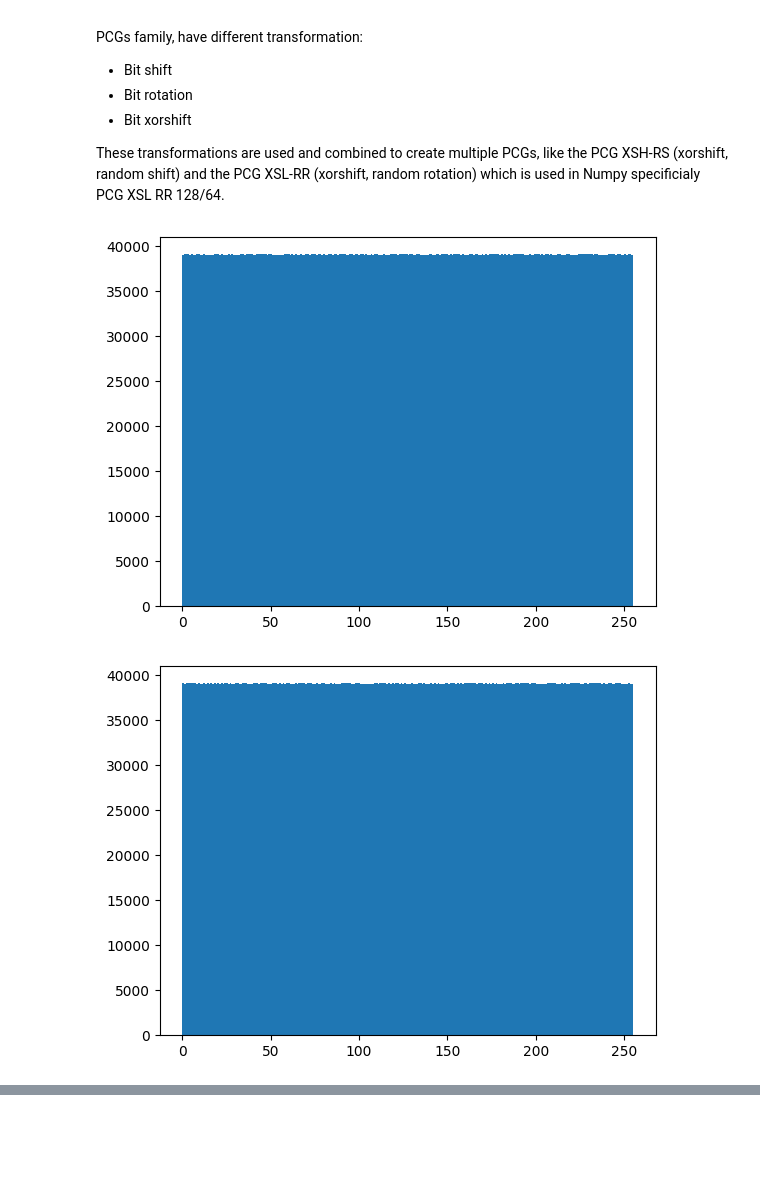
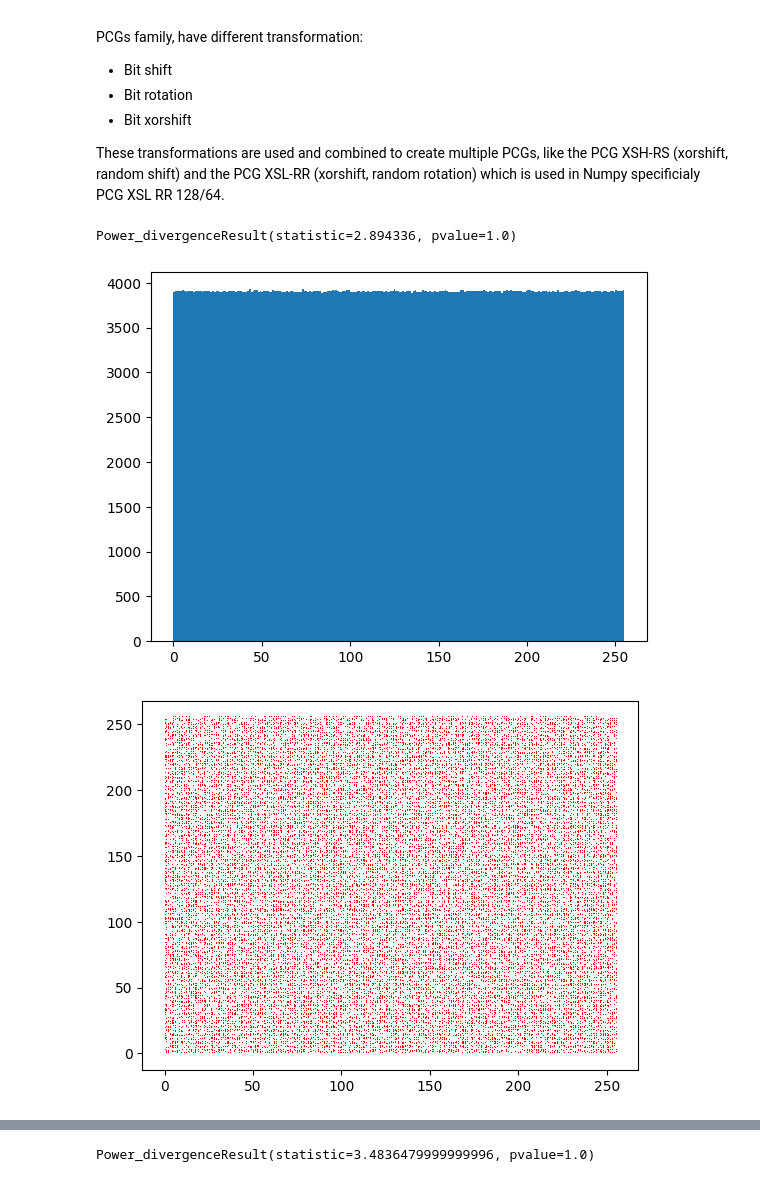
Before and after one commit to Eric-Philippe/PasswordGeneratorStudies, a Jupyter notebook: prng.ipynb, the cells around one changed output, grey strips where cells are left out. Drawn from its saved outputs; the diff is of its cells as text; code cells hidden in the pictures; blank space fills up the shorter version.

```diff
--- a/prng.ipynb
+++ b/prng.ipynb
@@ -49,7 +62,16 @@ def lcg_drand48(seed):
 # seed generator with val: 1 and print first 100 values
 drand48 = lcg_drand48(1)
 
-# plot the number of time we get each number of the first 100 values
-plt.hist([next(drand48) for x in range(0, 10000000)], bins = 256)
+coord = []
+for i in range(0, 100000):
+    x = next(drand48)
+    y = next(drand48)
+    coord.append((x, y))
+
+histo = plt.plot([x[0] for x in coord], [x[1] for x in coord], 'r,')
 plt.show()
+
+histo = plt.hist([next(drand48) for x in range(0, 1000000)], bins = 256)
+print (min(histo[0]))
+print(chisquare(histo[0]))
 # %% [output]
@@ -125,35 +150,58 @@ def xor_rs(x, r, b):
     x ^= x >> ((b*2 - (-r) - (b - r)) // 2)
     # shift and return
     return (x >> (8 - 2 - c)) & (2**8 - 1)
 
 
 def pcg_xor_rr_16(m, a, c, r, s):
     """16 bit PCG-XOR-RR generator with 8-bit output"""
     while True:
         # compute state
         s = (a * s + c) % m
         # manipulate state to output
         yield xor_rr(s, r, 8)
 
 
 def pcg_xor_rs_16(m, a, c, r, s):
     """16 bit PCG-XOR-RS generator with 8-bit output"""
     while True:
         # compute state
         s = (a * s + c) % m
         # manipulate state to output
         yield xor_rs(s, r, 8)
 
 pcg_xor_rs = pcg_xor_rs_16(m, a , c, 2, s)
 pcg_xor_rr = pcg_xor_rr_16(m, a , c, 2, s)
 
 # plot the number of time we get each number of the first 100 values
-plt.hist([next(pcg_xor_rs) for x in range(0, 10000000)], bins = 256)
+histo = plt.hist([next(pcg_xor_rs) for x in range(0, 1000000)], bins = 256)
+print(chisquare(histo[0]))
+plt.show()
+
+coord = []
+for i in range(0, 1000000):
+    x = next(pcg_xor_rs)
+    y = next(pcg_xor_rs)
+    coord.append((x, y))
+    # x = y
+
+histo = plt.plot([x[0] for x in coord], [x[1] for x in coord], 'r,')
+plt.show()
+
+
+
+coord = []
+for i in range(0, 1000000):
+    x = next(pcg_xor_rr)
+    y = next(pcg_xor_rr)
+    coord.append((x, y))
+
+histo = plt.plot([x[0] for x in coord], [x[1] for x in coord], 'r,')
 plt.show()
 
 # plot the number of time we get each number of the first 100 values
-plt.hist([next(pcg_xor_rr) for x in range(0, 10000000)], bins = 256)
-plt.show()
+histo = plt.hist([next(pcg_xor_rr) for x in range(0, 1000000)], bins = 256)
+print(chisquare(histo[0]))
 # %% [output]
+Power_divergenceResult(statistic=2.894336, pvalue=1.0)
-[figure, old version]
+[figure, new version]
-[figure, old version]
+[figure, new version]
@@ -159,0 +209 @@ plt.show()
+Power_divergenceResult(statistic=3.4836479999999996, pvalue=1.0)
```
Also changed, not shown: parts of 3 cells of this notebook.
